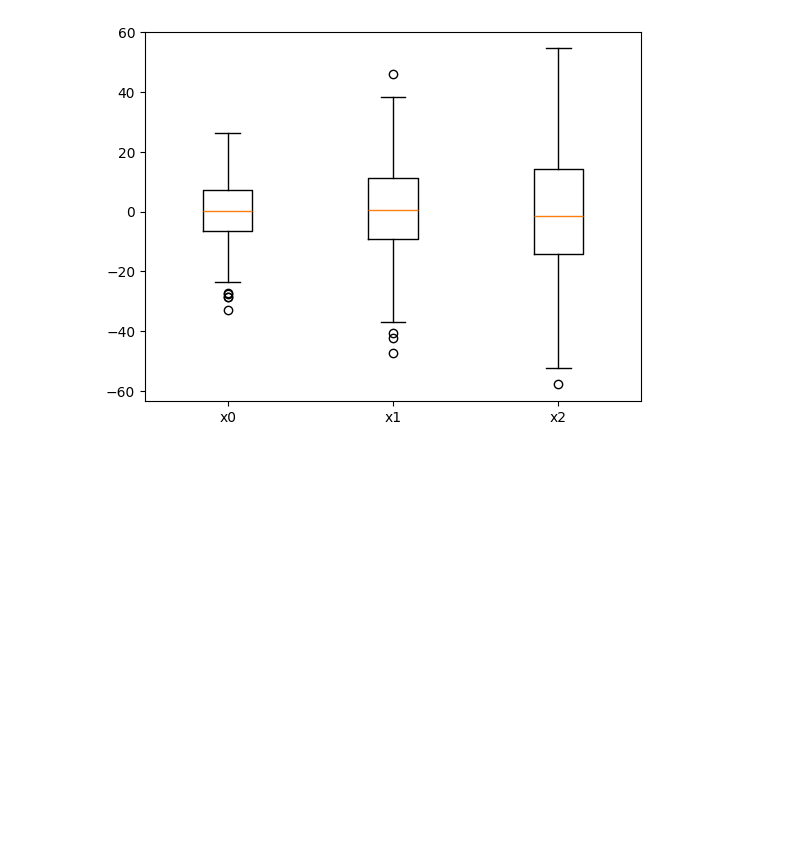
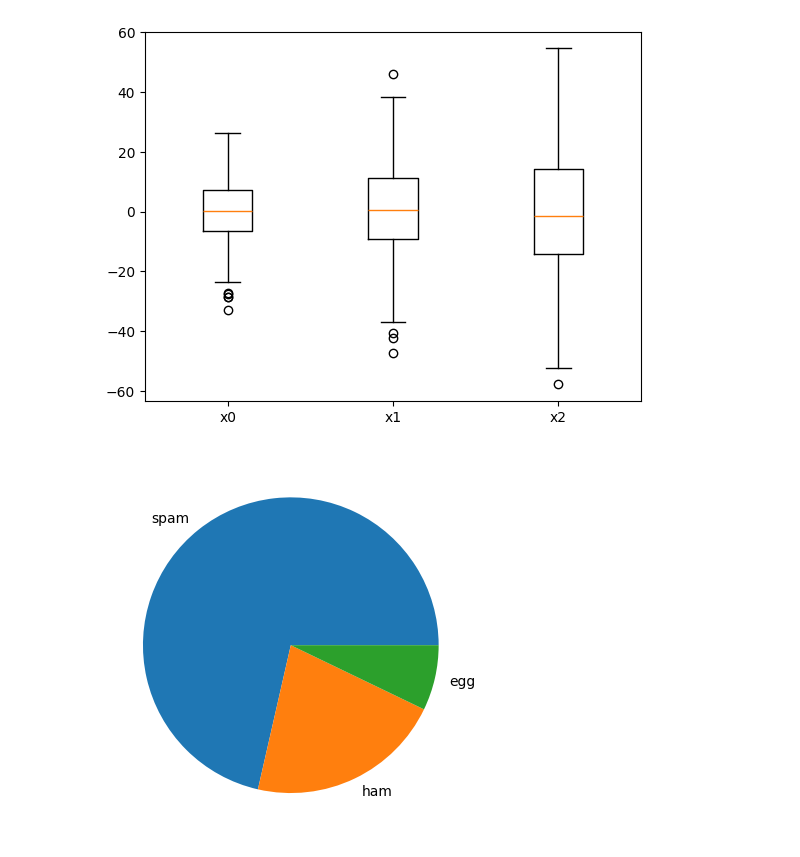
Before and after one commit to tks930828/python-traing, a Jupyter notebook: Matplotlib.ipynb, the cells around one changed output. Drawn from its saved outputs; the diff is of its cells as text; code cells hidden in the pictures; blank space fills up the shorter version.

Commit message:
graph

```diff
--- a/Matplotlib.ipynb
+++ b/Matplotlib.ipynb
@@ -311,0 +315,10 @@ pl
+# %%
+labels = ["spam", "ham", "egg"]
+x = [10, 3, 1]
+
+fig, ax = plt.subplots()
+ax.pie(x, labels=labels)
+
+plt.show()
+# %% [output]
+[figure, added]
```
Also changed, not shown: parts of 6 cells of this notebook.
